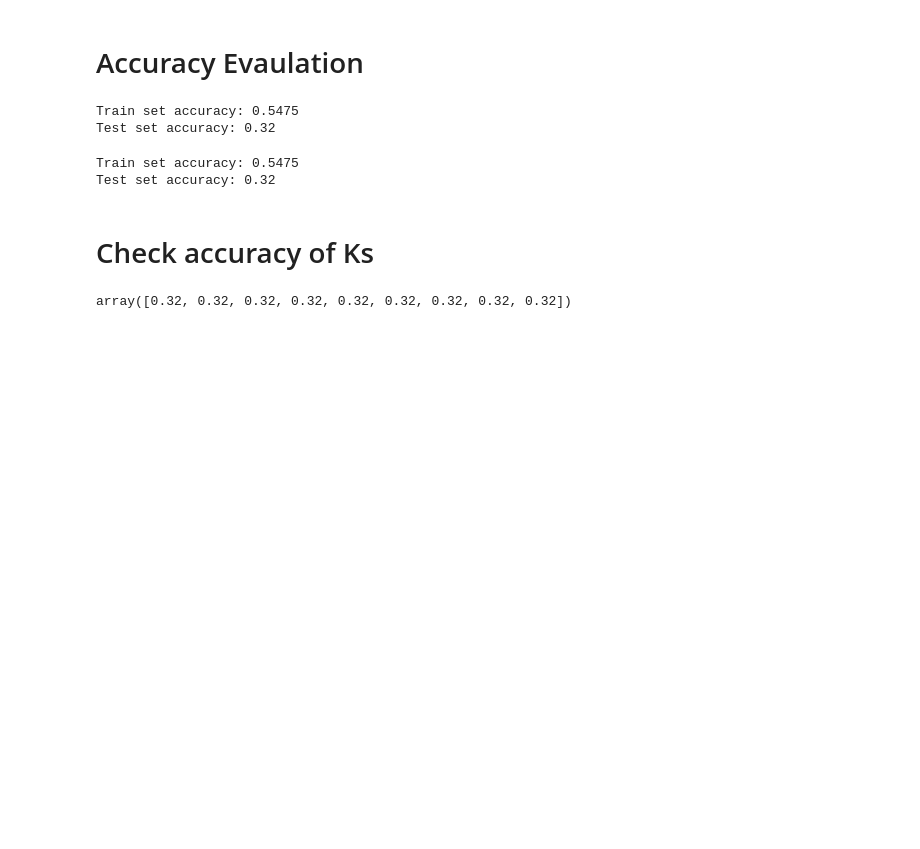
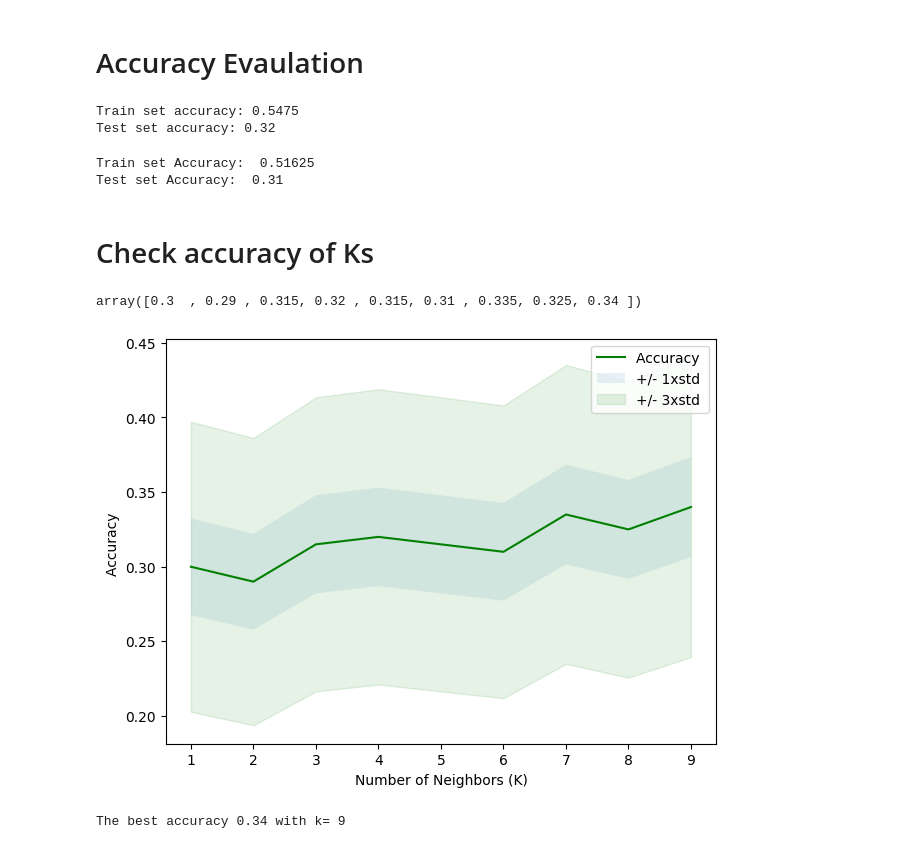
Before and after one commit to iremcakcak5/data-science, a Jupyter notebook: week-7/7-knn.ipynb, the cells around one changed output. Drawn from its saved outputs; the diff is of its cells as text; code cells hidden in the pictures; blank space fills up the shorter version.

```diff
--- a/week-7/7-knn.ipynb
+++ b/week-7/7-knn.ipynb
@@ -115,8 +115,7 @@ Index(['region', 'tenure', 'age', 'marital', 'address', 'income', 'ed',
        'employ', 'retire', 'gender', 'reside', 'custcat'],
       dtype='object')
 # %%
-X= df[['region', 'tenure', 'age', 'marital', 'address', 'income', 'ed',
-       'employ', 'retire', 'gender', 'reside']].values
+X = df[['region', 'tenure', 'age', 'marital', 'address', 'income', 'ed', 'employ', 'retire', 'gender', 'reside']].values
 # %%
 X[0:5]
 # %% [output]
@@ -193,30 +195,47 @@ print('Test set accuracy:', metrics.accuracy_score(y_test,y_hat))
 Train set accuracy: 0.5475
 Test set accuracy: 0.32
 # %%
-#Check other Ks
-k=6
-neigh6=KNeighborsClassifier(n_neighbors=k).fit(X_train,y_train)
-y_hat6=neigh6.predict(X_test)
-print('Train set accuracy:', metrics.accuracy_score(y_train,neigh.predict(X_train)))
-print('Test set accuracy:', metrics.accuracy_score(y_test,y_hat))
+# Check other Ks
+
+k = 6
+neigh6 = KNeighborsClassifier(n_neighbors = k).fit(X_train,y_train)
+yhat6 = neigh6.predict(X_test)
+print("Train set Accuracy: ", metrics.accuracy_score(y_train, neigh6.predict(X_train)))
+print("Test set Accuracy: ", metrics.accuracy_score(y_test, yhat6))
 # %% [output]
-Train set accuracy: 0.5475
-Test set accuracy: 0.32
+Train set Accuracy:  0.51625
+Test set Accuracy:  0.31
 # %% [markdown]
 # Check accuracy of Ks
 # %%
 from sklearn import metrics
-Ks=10
-mean_acc=np.zeros((Ks-1))
-std_acc=np.zeros((Ks-1))
+Ks = 10
 
-for n in range(1,Ks):
-     #train and prediction  for each k
-     neigneigh=KNeighborsClassifier(n_neighbors=k).fit(X_train,y_train)
-     y_hat=neigh.predict(X_test)
-     mean_acc[n-1]=metrics.accuracy_score(y_test,y_hat)
-     std_acc[n-1]=np.std(y_hat==y_test)/np.sqrt(y_hat.shape[0])
+mean_acc = np.zeros((Ks-1))
+std_acc = np.zeros((Ks-1))
+
+for n in range(1, Ks):
+    # train and prediction for each k
+    neigh = KNeighborsClassifier(n_neighbors=n).fit(X_train, y_train)
+    y_hat = neigh.predict(X_test)
+    mean_acc[n-1] = metrics.accuracy_score(y_test, y_hat)
+    std_acc[n-1] = np.std(y_hat==y_test)/np.sqrt(y_hat.shape[0])
 # %%
 mean_acc
 # %% [output]
-array([0.32, 0.32, 0.32, 0.32, 0.32, 0.32, 0.32, 0.32, 0.32])
+array([0.3  , 0.29 , 0.315, 0.32 , 0.315, 0.31 , 0.335, 0.325, 0.34 ])
+# %%
+plt.plot(range(1,Ks),mean_acc,'g')
+plt.fill_between(range(1,Ks),mean_acc - 1 * std_acc,mean_acc + 1 * std_acc, alpha=0.10)
+plt.fill_between(range(1,Ks),mean_acc - 3 * std_acc,mean_acc + 3 * std_acc, alpha=0.10,color="green")
+plt.legend(('Accuracy ', '+/- 1xstd','+/- 3xstd'))
+plt.ylabel('Accuracy ')
+plt.xlabel('Number of Neighbors (K)')
+plt.tight_layout()
+plt.show()
+# %% [output]
+[figure, added]
+# %%
+print( "The best accuracy", mean_acc.max(), "with k=", mean_acc.argmax()+1)
+# %% [output]
+The best accuracy 0.34 with k= 9
```
Also changed, not shown: parts of 6 cells of this notebook, 2 other files.
